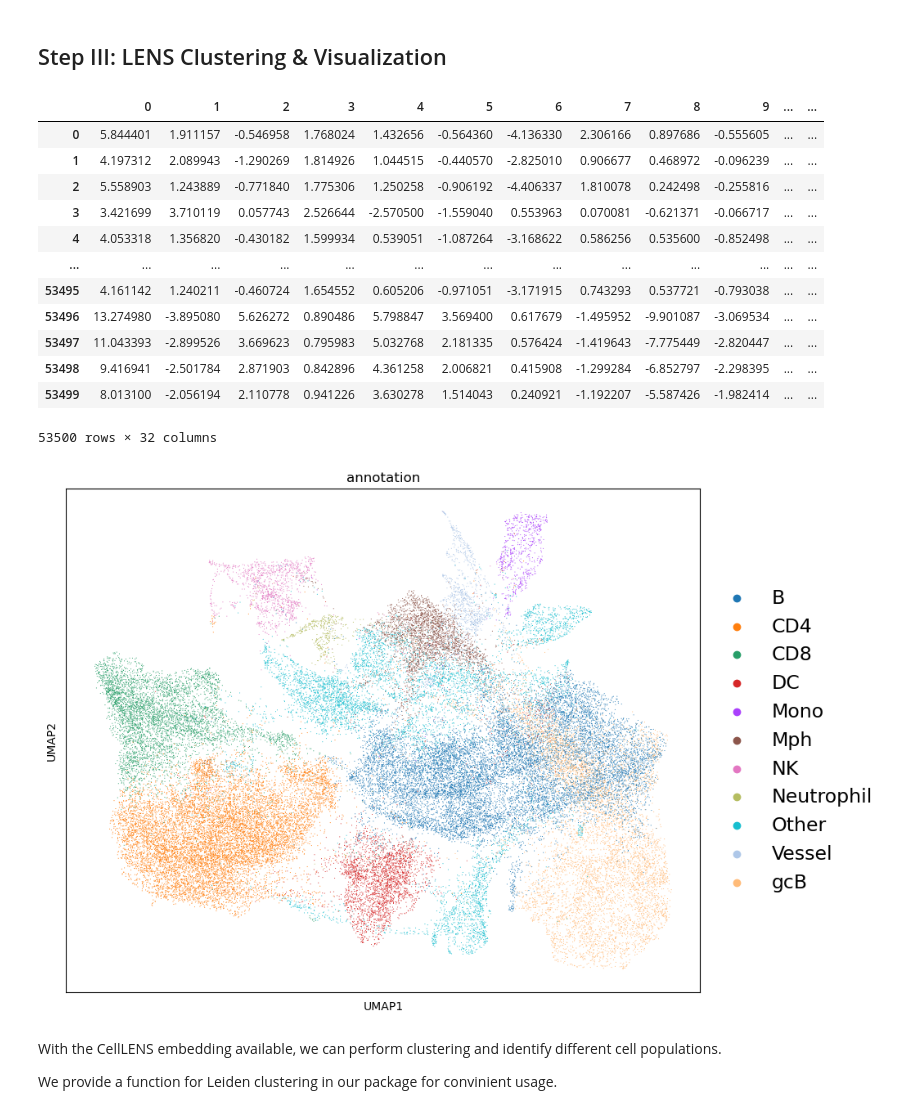
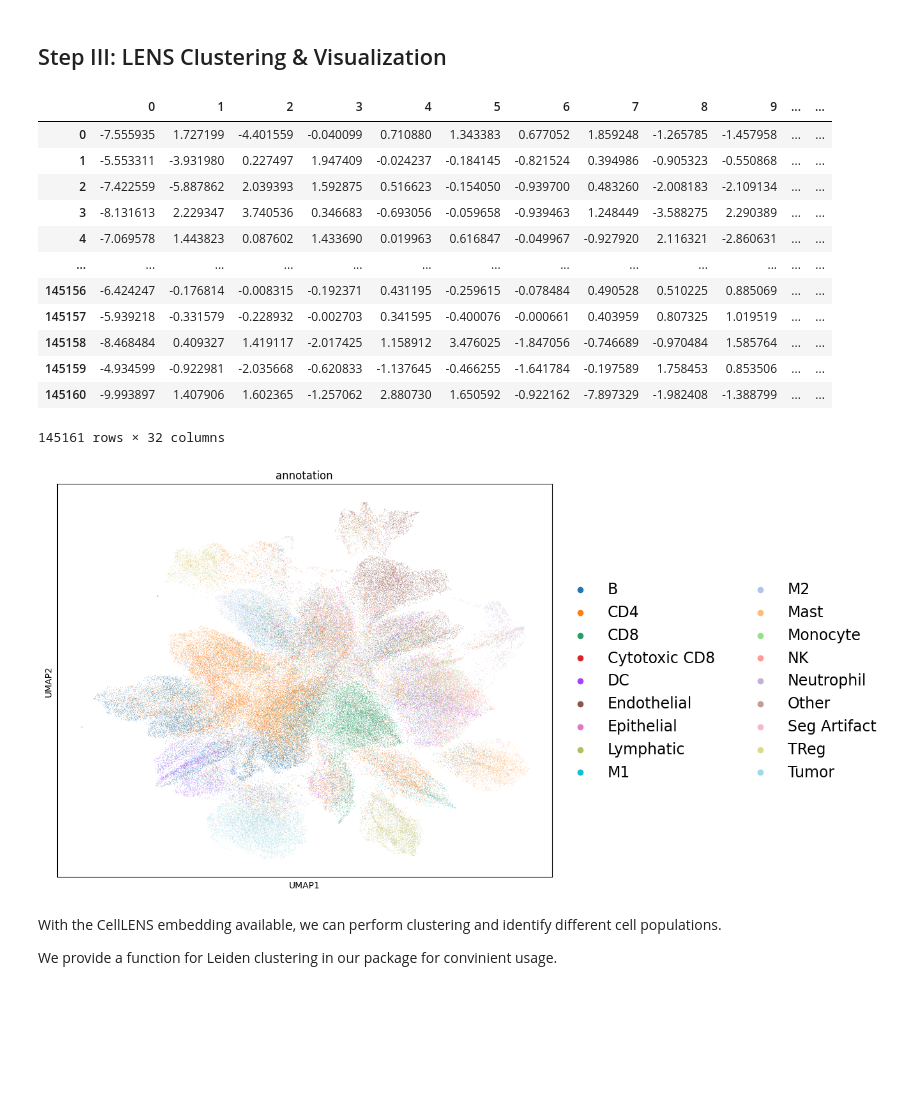
Before and after one commit to MargotCh/CellLensBenchmark, a Jupyter notebook: cHL_CODEX_Full_CellLENS.ipynb, the cells around one changed output. Cells and saved outputs as stored; diff of their text form; code cells hidden in the pictures; blank space fills up the shorter version.

Commit message:
update cHL_CODEX

```diff
--- a/cHL_CODEX_Full_CellLENS.ipynb
+++ b/cHL_CODEX_Full_CellLENS.ipynb
@@ -81,7 +95,7 @@ device
 Read in cHL_CODEX quantification table \
 Upload file through file explorer
 # %%
-df = pd.read_csv('cHL_CODEX_cleaned.csv')
+df = pd.read_csv('../Maps_data/cHL_CODEX/quantification/processed/cHL_CODEX_cleaned.csv')
 # %% [markdown]
 The columns should be self explainable - with protein **feature expression profiles**, and some related meta data, including **cell locations** etc
 # %%
@@ -325,8 +346,8 @@ murine_celllens = CellLENS(murine_dataset,
 # %%
 murine_celllens.fit_lens_cnn(
                      batch_size=64,
-                     learning_rate=1e-4,
-                     n_epochs=5, #### NOTE: setting to 5 for saving time on this tutorial, should set to 400
+                     learning_rate=1e-5,
+                     n_epochs=400, #### NOTE: setting to 5 for saving time on this tutorial, should set to 400
                      loss_fn='MSELoss',
                      OptimizerAlg='Adam',
                      optimizer_kwargs={},
@@ -383,15 +424,15 @@ The memory usage here is dependent on cell numbers, which the GPU need to store
 pd.DataFrame(murine_celllens.lens_embedding)
 # %% [output]
 |  | 0 | 1 | 2 | 3 | 4 | 5 | 6 | 7 | 8 | 9 | ... | ... |
-| 0 | 5.844401 | 1.911157 | -0.546958 | 1.768024 | 1.432656 | -0.564360 | -4.136330 | 2.306166 | 0.897686 | -0.555605 | ... | ... |
-| 1 | 4.197312 | 2.089943 | -1.290269 | 1.814926 | 1.044515 | -0.440570 | -2.825010 | 0.906677 | 0.468972 | -0.096239 | ... | ... |
-| 2 | 5.558903 | 1.243889 | -0.771840 | 1.775306 | 1.250258 | -0.906192 | -4.406337 | 1.810078 | 0.242498 | -0.255816 | ... | ... |
-| 3 | 3.421699 | 3.710119 | 0.057743 | 2.526644 | -2.570500 | -1.559040 | 0.553963 | 0.070081 | -0.621371 | -0.066717 | ... | ... |
-| 4 | 4.053318 | 1.356820 | -0.430182 | 1.599934 | 0.539051 | -1.087264 | -3.168622 | 0.586256 | 0.535600 | -0.852498 | ... | ... |
+| 0 | -7.555935 | 1.727199 | -4.401559 | -0.040099 | 0.710880 | 1.343383 | 0.677052 | 1.859248 | -1.265785 | -1.457958 | ... | ... |
+| 1 | -5.553311 | -3.931980 | 0.227497 | 1.947409 | -0.024237 | -0.184145 | -0.821524 | 0.394986 | -0.905323 | -0.550868 | ... | ... |
+| 2 | -7.422559 | -5.887862 | 2.039393 | 1.592875 | 0.516623 | -0.154050 | -0.939700 | 0.483260 | -2.008183 | -2.109134 | ... | ... |
+| 3 | -8.131613 | 2.229347 | 3.740536 | 0.346683 | -0.693056 | -0.059658 | -0.939463 | 1.248449 | -3.588275 | 2.290389 | ... | ... |
+| 4 | -7.069578 | 1.443823 | 0.087602 | 1.433690 | 0.019963 | 0.616847 | -0.049967 | -0.927920 | 2.116321 | -2.860631 | ... | ... |
 | ... | ... | ... | ... | ... | ... | ... | ... | ... | ... | ... | ... | ... |
-| 53495 | 4.161142 | 1.240211 | -0.460724 | 1.654552 | 0.605206 | -0.971051 | -3.171915 | 0.743293 | 0.537721 | -0.793038 | ... | ... |
-| 53496 | 13.274980 | -3.895080 | 5.626272 | 0.890486 | 5.798847 | 3.569400 | 0.617679 | -1.495952 | -9.901087 | -3.069534 | ... | ... |
-| 53497 | 11.043393 | -2.899526 | 3.669623 | 0.795983 | 5.032768 | 2.181335 | 0.576424 | -1.419643 | -7.775449 | -2.820447 | ... | ... |
-| 53498 | 9.416941 | -2.501784 | 2.871903 | 0.842896 | 4.361258 | 2.006821 | 0.415908 | -1.299284 | -6.852797 | -2.298395 | ... | ... |
-| 53499 | 8.013100 | -2.056194 | 2.110778 | 0.941226 | 3.630278 | 1.514043 | 0.240921 | -1.192207 | -5.587426 | -1.982414 | ... | ... |
+| 145156 | -6.424247 | -0.176814 | -0.008315 | -0.192371 | 0.431195 | -0.259615 | -0.078484 | 0.490528 | 0.510225 | 0.885069 | ... | ... |
+| 145157 | -5.939218 | -0.331579 | -0.228932 | -0.002703 | 0.341595 | -0.400076 | -0.000661 | 0.403959 | 0.807325 | 1.019519 | ... | ... |
+| 145158 | -8.468484 | 0.409327 | 1.419117 | -2.017425 | 1.158912 | 3.476025 | -1.847056 | -0.746689 | -0.970484 | 1.585764 | ... | ... |
+| 145159 | -4.934599 | -0.922981 | -2.035668 | -0.620833 | -1.137645 | -0.466255 | -1.641784 | -0.197589 | 1.758453 | 0.853506 | ... | ... |
+| 145160 | -9.993897 | 1.407906 | 1.602365 | -1.257062 | 2.880730 | 1.650592 | -0.922162 | -7.897329 | -1.982408 | -1.388799 | ... | ... |
-53500 rows × 32 columns
+145161 rows × 32 columns
@@ -398,8 +443,8 @@ pd.DataFrame(murine_celllens.lens_embedding)
 # %%
 # we also have a wrapper function for quick UMAP visualization of the CellLENS embedding
-murine_celllens.visualize_umap(murine_celllens.lens_embedding, murine_dataset.df['cluster.termV2']) # here coloring with original cell lables
+murine_celllens.visualize_umap(murine_celllens.lens_embedding, murine_dataset.df['cell_type']) # here coloring with original cell lables
 # %% [output]
-[figure, old version]
+[figure, new version]
 # %% [markdown]
 With the CellLENS embedding available, we can perform clustering and identify different cell populations.
 
```
Also changed, not shown: parts of 24 cells of this notebook.
